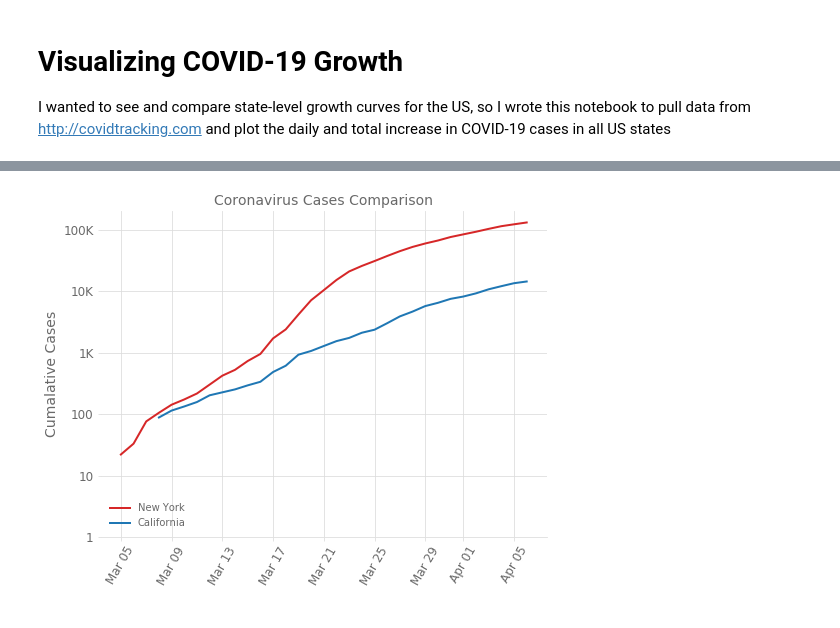
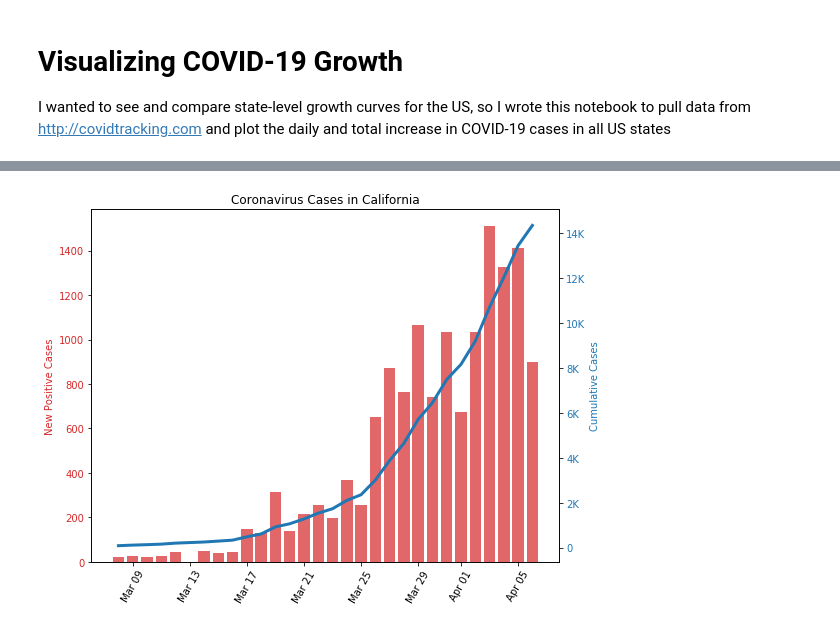
Before and after one commit to iuqiddis/covid-19, a Jupyter notebook: covid.ipynb, the cells around one changed output, grey strips where cells are left out. Cells and saved outputs as stored; diff of their text form; code cells hidden in the pictures.

```diff
--- a/covid.ipynb
+++ b/covid.ipynb
@@ -19,3 +33,14 @@ data = 'states-daily.csv' #assuming the file is in the same directory as the not
+# %%
+class StateNames():
+    def __init__(self, name_path):
+        self.name = {}
+        for line in open(name_path):
+            n, m = line.strip('\n').split(',')
+            self.name[m] = n
+    def fname(self, abr):
+        return self.name[abr]
+
+sn = StateNames(name_path)
 # %%
 def str_to_date(x):
     return dt.datetime.strptime(str(x),'%Y%m%d')
@@ -61,7 +80,10 @@ def xticks_date(x, pos):
     # i had to use num2date as the dateobject is converted to numpy array at some point
     return '{}'.format(dt.datetime.strftime(num2date(x),'%b %d'))
 # %%
-def plot_totdaily(state, name='a State', log=True):
+def plot_totdaily(state_abr, log=True):
+
+    state = select_state(state_abr)
+    name = sn.fname(state_abr)
 
     x = state['date']
     y_daily = state['positiveIncrease']
@@ -163,4 +179,4 @@ plot_totdaily(ore, 'Oregon')
-# %%
-plot_logcomp(ny,ca, 'New York', 'California', True)
-# %% [output]
-[figure, removed]
+# %%
+plot_totdaily('CA', log=False)
+# %% [output]
+[figure, added]
```
Also changed, not shown: parts of 18 cells of this notebook, 2 other files.
